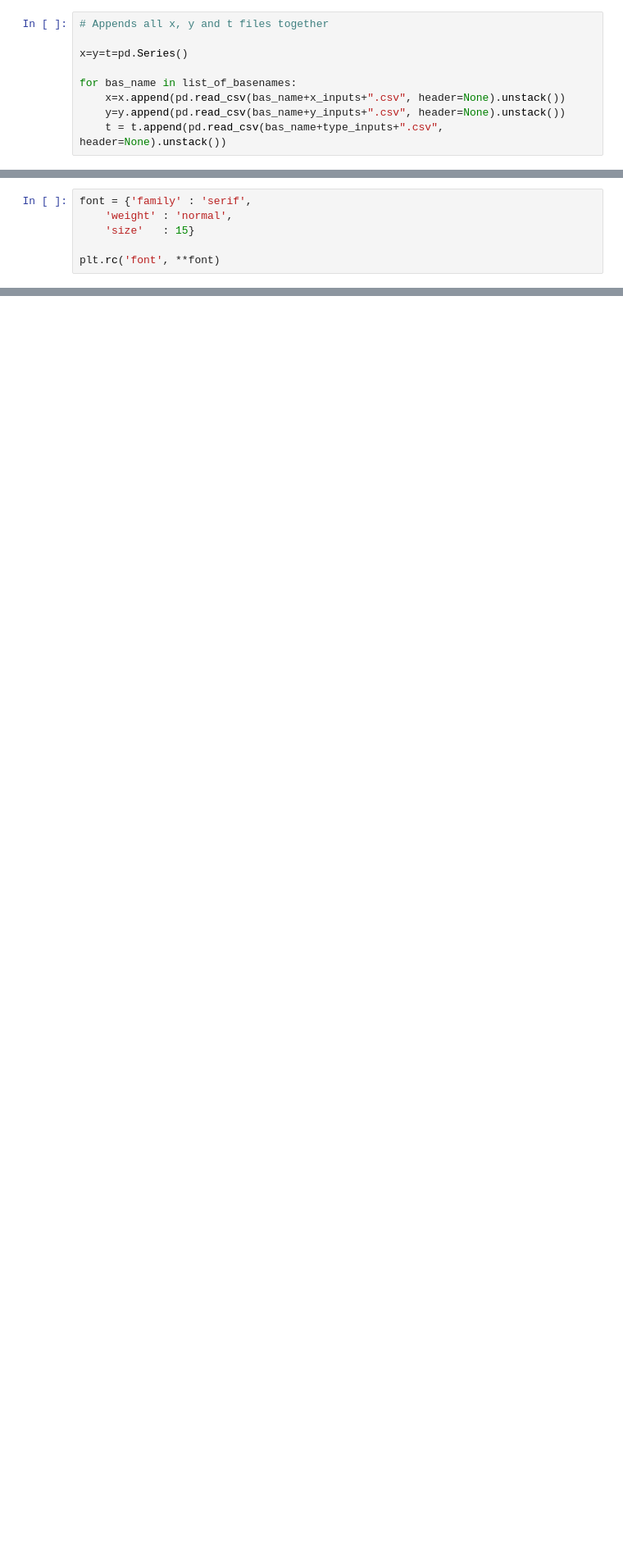
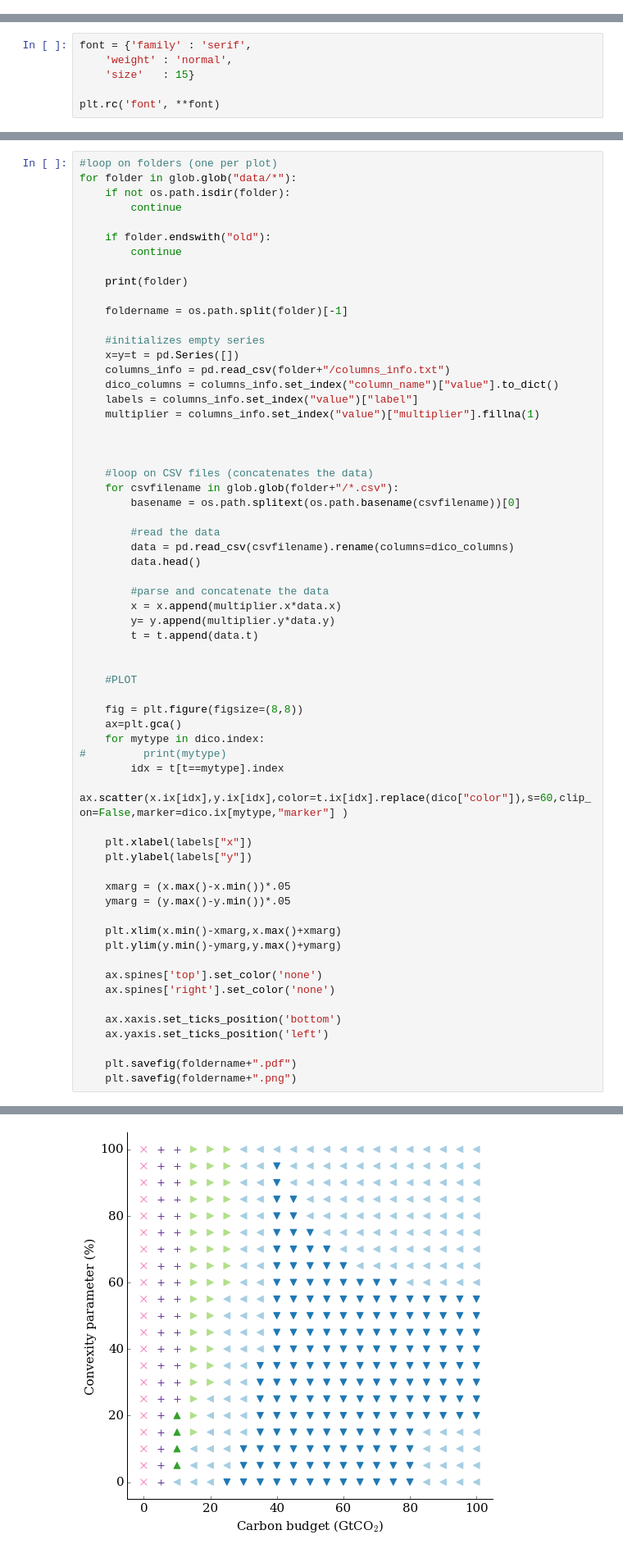
Before and after one commit to adrivsh/plots_for_meclec, a Jupyter notebook: draw_types.ipynb, the cells around one changed output, grey strips where cells are left out. Shown at 82% size. Saved outputs shown, nothing was run; the diff lists cells and outputs as text; blank space fills up the shorter version.

```diff
--- a/draw_types.ipynb
+++ b/draw_types.ipynb
@@ -28,9 +10,0 @@ type_inputs = "_type"
-# %%
-# Appends all x, y and t files together
-
-x=y=t=pd.Series()
-
-for bas_name in list_of_basenames:
-    x=x.append(pd.read_csv(bas_name+x_inputs+".csv", header=None).unstack())
-    y=y.append(pd.read_csv(bas_name+y_inputs+".csv", header=None).unstack())
-    t = t.append(pd.read_csv(bas_name+type_inputs+".csv", header=None).unstack())
@@ -88,0 +37,63 @@ plt.savefig("output.png")
+# %%
+#loop on folders (one per plot)
+for folder in glob.glob("data/*"):
+    if not os.path.isdir(folder):
+        continue
+
+    if folder.endswith("old"):
+        continue
+
+    print(folder)
+
+    foldername = os.path.split(folder)[-1]
+
+    #initializes empty series
+    x=y=t = pd.Series([])
+    columns_info = pd.read_csv(folder+"/columns_info.txt")
+    dico_columns = columns_info.set_index("column_name")["value"].to_dict()
+    labels = columns_info.set_index("value")["label"]
+    multiplier = columns_info.set_index("value")["multiplier"].fillna(1)
+
+
+
+    #loop on CSV files (concatenates the data)
+    for csvfilename in glob.glob(folder+"/*.csv"):
+        basename = os.path.splitext(os.path.basename(csvfilename))[0]
+
+        #read the data
+        data = pd.read_csv(csvfilename).rename(columns=dico_columns)
+        data.head()
+
+        #parse and concatenate the data
+        x = x.append(multiplier.x*data.x)
+        y= y.append(multiplier.y*data.y)
+        t = t.append(data.t)
+
+
+    #PLOT
+
+    fig = plt.figure(figsize=(8,8))
+    ax=plt.gca()
+    for mytype in dico.index:
+#         print(mytype)
+        idx = t[t==mytype].index
+        ax.scatter(x.ix[idx],y.ix[idx],color=t.ix[idx].replace(dico["color"]),s=60,clip_on=False,marker=dico.ix[mytype,"marker"] )
+
+    plt.xlabel(labels["x"])
+    plt.ylabel(labels["y"])
+
+    xmarg = (x.max()-x.min())*.05
+    ymarg = (y.max()-y.min())*.05
+
+    plt.xlim(x.min()-xmarg,x.max()+xmarg)
+    plt.ylim(y.min()-ymarg,y.max()+ymarg)
+
+    ax.spines['top'].set_color('none')
+    ax.spines['right'].set_color('none')
+
+    ax.xaxis.set_ticks_position('bottom')
+    ax.yaxis.set_ticks_position('left')
+
+    plt.savefig(foldername+".pdf")
+    plt.savefig(foldername+".png")
+# %% [output]
@@ -88,0 +102 @@ plt.savefig("output.png")
+[figure, added]
```
Also changed, not shown: parts of 25 cells of this notebook, 2 other files.
